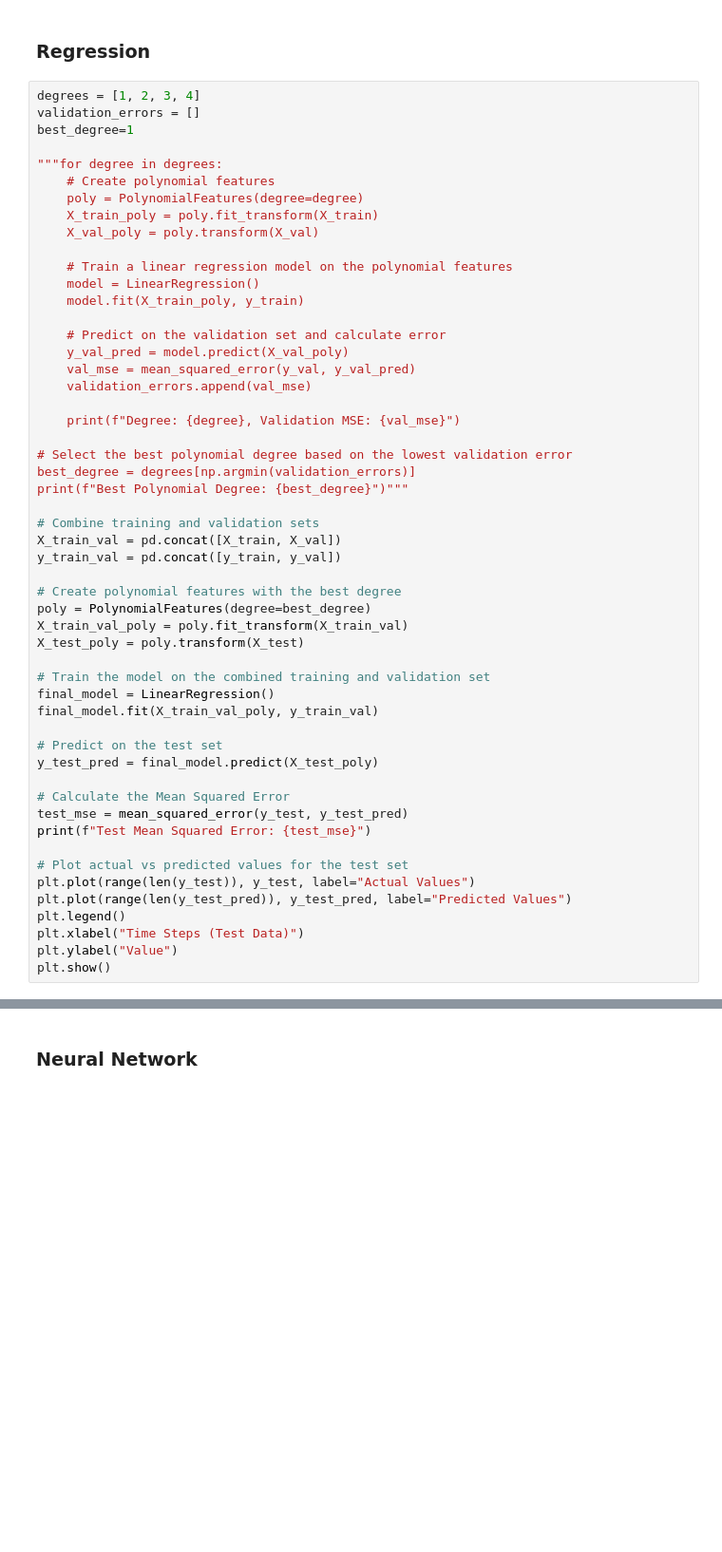
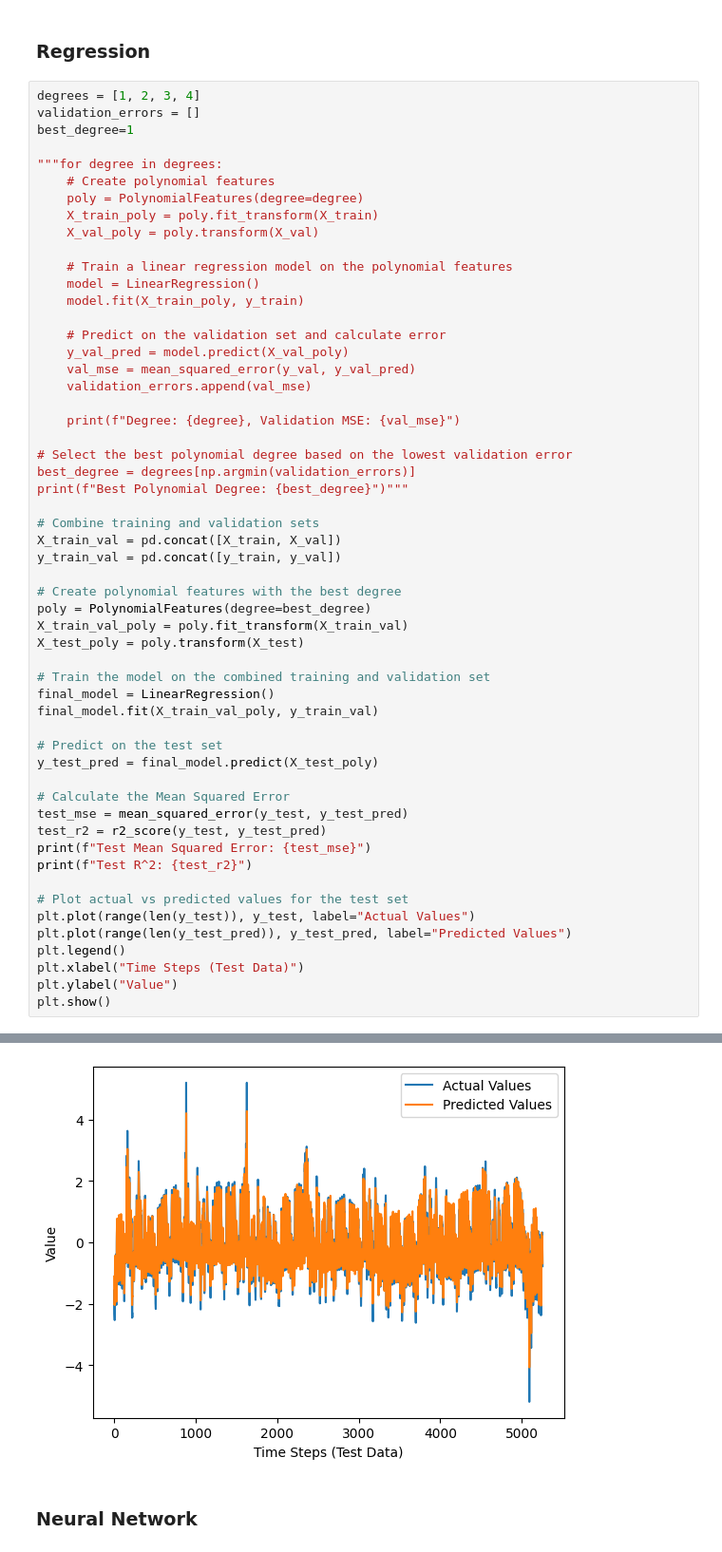
Before and after one commit to Emily-lm/IT3212, a Jupyter notebook: algorithms.ipynb, the cells around one changed output, grey strips where cells are left out. Shown at 95% size. Drawn from its saved outputs; the diff is of its cells as text; blank space fills up the shorter version.

```diff
--- a/algorithms.ipynb
+++ b/algorithms.ipynb
@@ -70,7 +100,9 @@ y_test_pred = final_model.predict(X_test_poly)
 
 # Calculate the Mean Squared Error
 test_mse = mean_squared_error(y_test, y_test_pred)
+test_r2 = r2_score(y_test, y_test_pred)
 print(f"Test Mean Squared Error: {test_mse}")
+print(f"Test R^2: {test_r2}")
 
 # Plot actual vs predicted values for the test set
 plt.plot(range(len(y_test)), y_test, label="Actual Values")
@@ -79,3 +111,4 @@ plt.legend()
 plt.xlabel("Time Steps (Test Data)")
 plt.ylabel("Value")
 plt.show()
+# %% [output]
@@ -82,3 +117,4 @@ plt.show()
+[figure, added]
 # %% [markdown]
 ### Neural Network
 # %%
```
Also changed, not shown: parts of 11 cells of this notebook.
